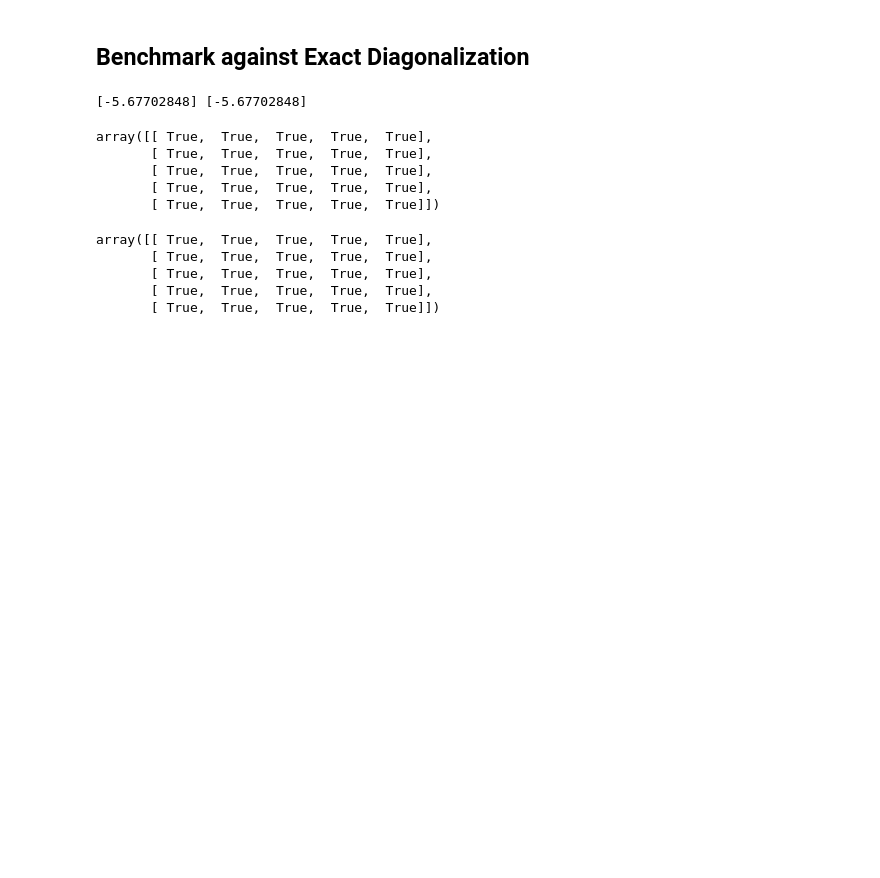
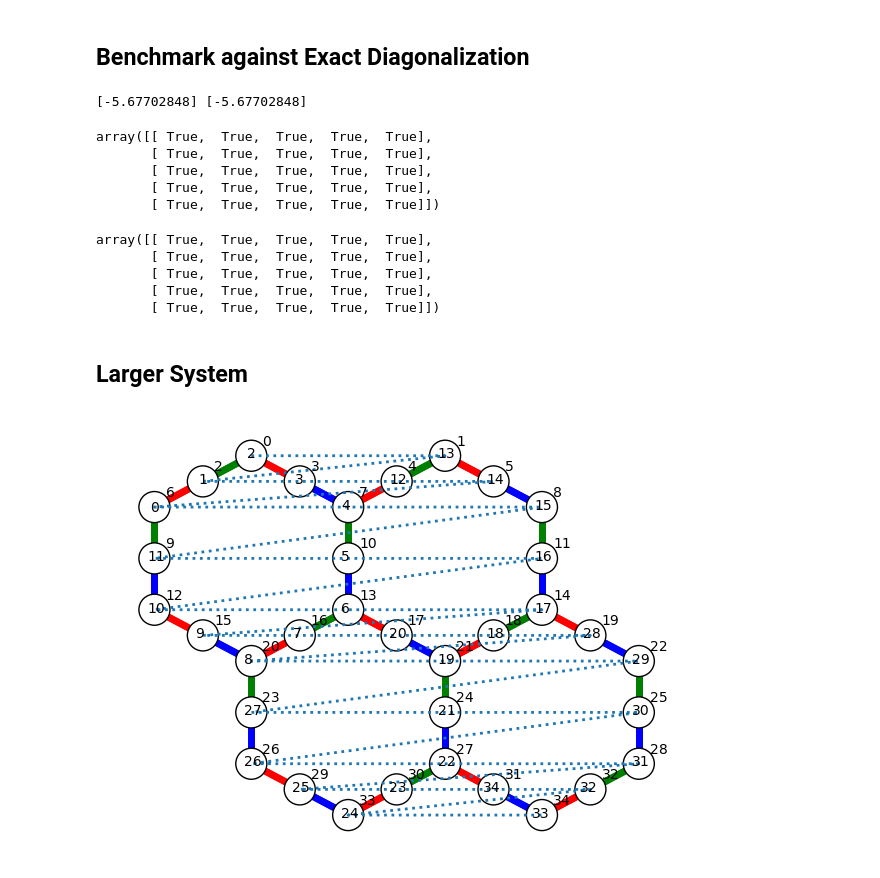
Before and after one commit to varunmenon1310/quantum-enablement, a Jupyter notebook: krylov_tensor_network/krylov_TN_demo.ipynb, the cells around one changed output. Cells and saved outputs as stored; diff of their text form; code cells hidden in the pictures; blank space fills up the shorter version.

```diff
--- a/krylov_tensor_network/krylov_TN_demo.ipynb
+++ b/krylov_tensor_network/krylov_TN_demo.ipynb
@@ -170,3 +167,10 @@ array([[ True,  True,  True,  True,  True],
        [ True,  True,  True,  True,  True],
        [ True,  True,  True,  True,  True],
        [ True,  True,  True,  True,  True]])
+# %% [markdown]
+## Larger System
+# %%
+lat = lattice_2d(nx=2,ny=2)
+lat.draw(show_gates=True, show_mps_order=True, enumerate_qubits=True)
+# %% [output]
+[figure, added]
```
Also changed, not shown: parts of 8 cells of this notebook, 1 other file.
